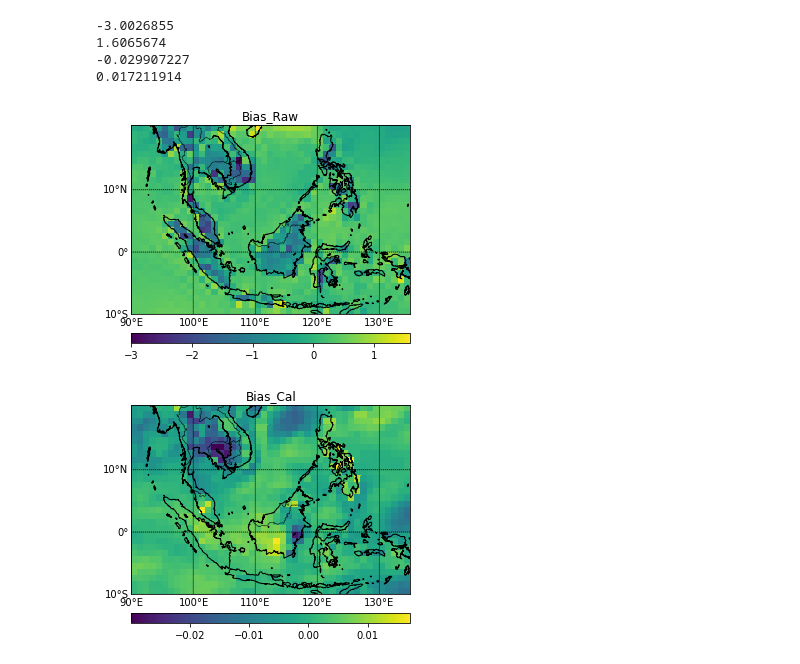
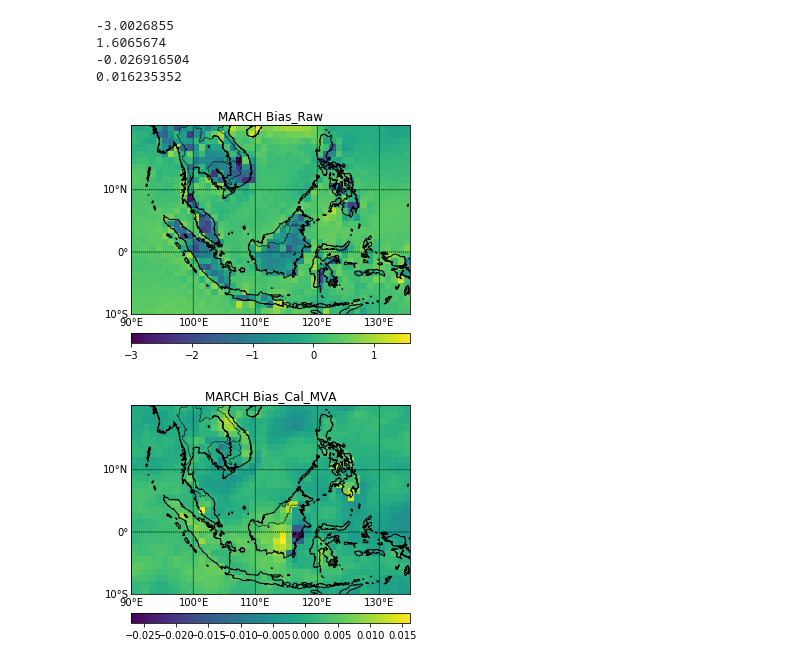
Before and after one commit to regi0008/S2Scalibrationextremeheat, a Jupyter notebook: notebooks/plot_bias.ipynb, the cells around one changed output. Saved outputs shown, nothing was run; the diff lists cells and outputs as text; code cells hidden in the pictures.

```diff
--- a/notebooks/plot_bias.ipynb
+++ b/notebooks/plot_bias.ipynb
@@ -8,7 +8,7 @@ from mpl_toolkits.basemap import Basemap
 # %%
 my_nc_file = '/Users/regin/Desktop/R/S2Scalibrationextremeheat/loadeR/2t_201902_Mar_format.nc'
 data = Dataset(my_nc_file, mode='r')
-my_cal_file = '/Users/regin/Desktop/R/S2Scalibrationextremeheat/fcst_cal_CCR.nc'
+my_cal_file = '/Users/regin/Desktop/R/S2Scalibrationextremeheat/fcst_cal_MVA.nc'
 fcst_data = Dataset(my_cal_file, mode='r')
 obs_file = '/Users/regin/Desktop/R/S2Scalibrationextremeheat/loadeR/2t_era5_Mar_1993_2016_format.nc'
 obs_data = Dataset(obs_file, mode='r')
@@ -33,10 +33,10 @@ print(np.max(bias_cal))
 # %% [output]
 -3.0026855
 1.6065674
--0.029907227
-0.017211914
+-0.026916504
+0.016235352
 # %%
-# Get some parameters for the Stereographic Projection
+# Get some parameters for the Mercator Projection
 lon_0 = lons.mean()
 lat_0 = lats.mean()
 
@@ -71,13 +71,13 @@ m.drawcountries()
 cbar = m.colorbar(cs, location='bottom', pad="10%")
 
 # Add Title
-plt.title('Bias_Raw')
+plt.title('MARCH Bias_Raw')
 
 plt.show()
 # %% [output]
-[figure, old version]
+[figure, new version]
 # %%
-# Get some parameters for the Stereographic Projection
+# Get some parameters for the Mercator Projection
 lon_0 = lons.mean()
 lat_0 = lats.mean()
 
@@ -88,32 +88,32 @@ lat_0 = lats.mean()
 m = Basemap(llcrnrlon=90, llcrnrlat=-10,
             urcrnrlon=135,urcrnrlat=20,
             projection='merc', resolution = 'i',
             lon_0=lon_0, lat_0=lat_0)
 
 # Because our lon and lat variables are 1D,
 # use meshgrid to create 2D arrays
 # Not necessary if coordinates are already in 2D arrays.
 lon, lat = np.meshgrid(lons, lats)
 xi, yi = m(lon, lat)
 
 # Plot Data
 cs = m.pcolor(xi,yi,np.squeeze(bias_cal))
 
 # Add Grid Lines
 m.drawparallels(np.arange(-10., 30., 10.), labels=[1,0,0,0], fontsize=10)
 m.drawmeridians(np.arange(90., 150., 10.), labels=[0,0,0,1], fontsize=10)
 
 # Add Coastlines, States, and Country Boundaries
 m.drawcoastlines()
 m.drawstates()
 m.drawcountries()
 
 # Add Colorbar
 cbar = m.colorbar(cs, location='bottom', pad="10%")
 
 # Add Title
-plt.title('Bias_Cal')
+plt.title('MARCH Bias_Cal_MVA')
 
 plt.show()
 # %% [output]
-[figure, old version]
+[figure, new version]
```
Also changed, not shown: 3 other files.
